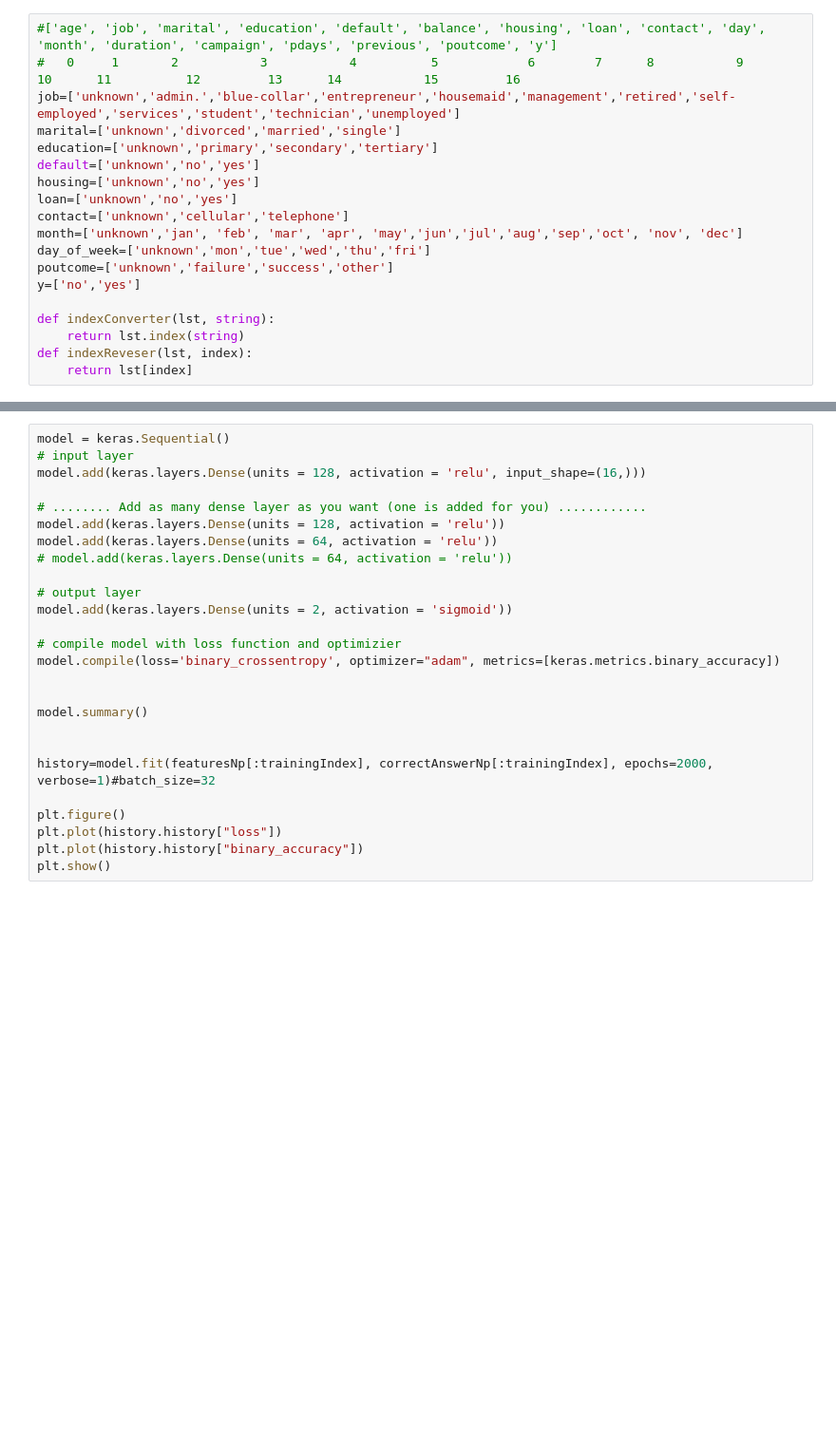
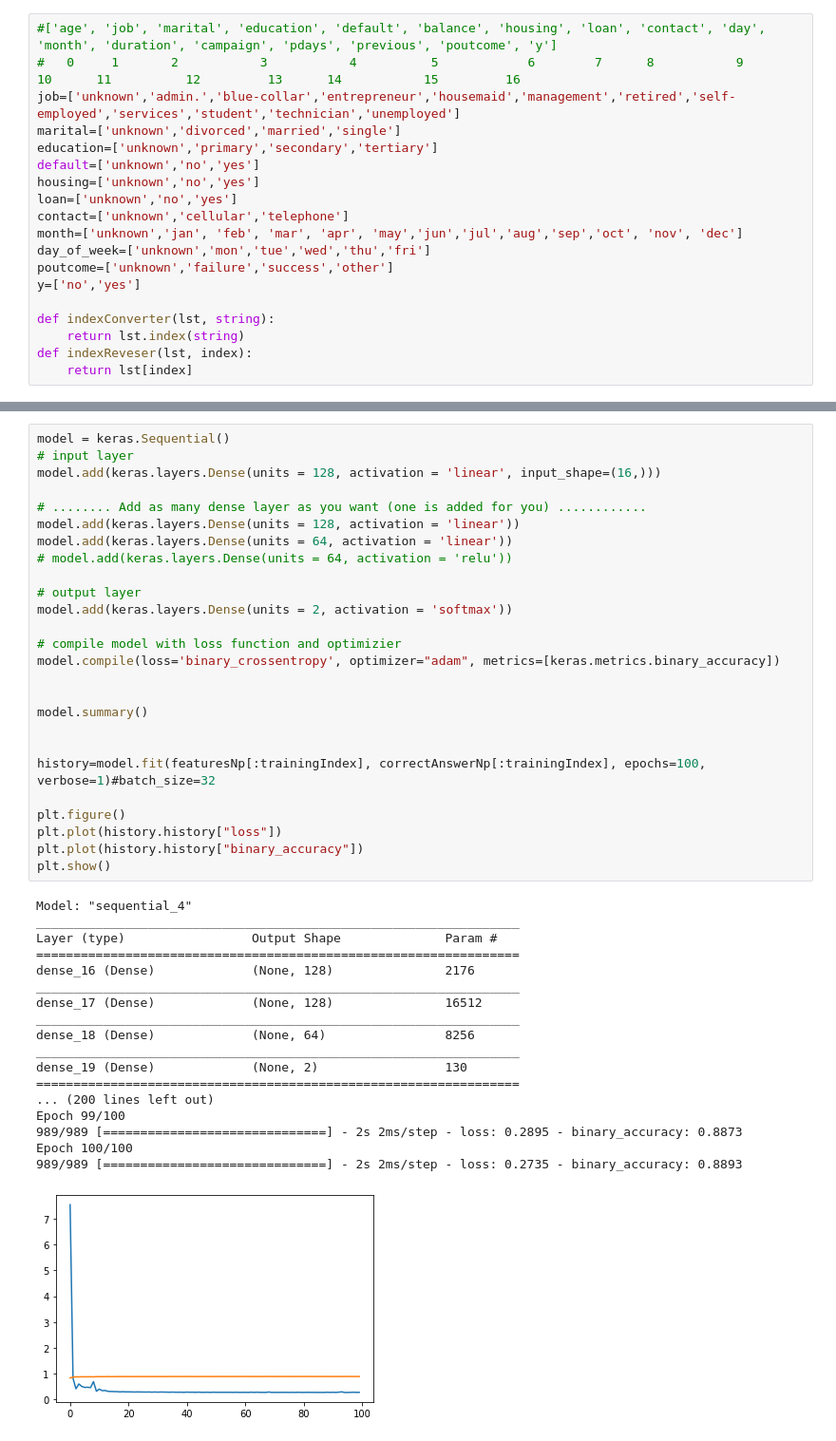
Before and after one commit to 100676964/machine-learning-assignment-4-ANN, a Jupyter notebook: bankClassifier.ipynb, the cells around one changed output, grey strips where cells are left out. Shown at 95% size. Cells and saved outputs as stored; diff of their text form; blank space fills up the shorter version.

```diff
--- a/bankClassifier.ipynb
+++ b/bankClassifier.ipynb
@@ -101,29 +104,48 @@ featuresNp[0]
 # %%
 model = keras.Sequential()
 # input layer
-model.add(keras.layers.Dense(units = 128, activation = 'relu', input_shape=(16,)))
+model.add(keras.layers.Dense(units = 128, activation = 'linear', input_shape=(16,)))
 
 # ........ Add as many dense layer as you want (one is added for you) ............
-model.add(keras.layers.Dense(units = 128, activation = 'relu'))
-model.add(keras.layers.Dense(units = 64, activation = 'relu'))
+model.add(keras.layers.Dense(units = 128, activation = 'linear'))
+model.add(keras.layers.Dense(units = 64, activation = 'linear'))
 # model.add(keras.layers.Dense(units = 64, activation = 'relu'))
 
 # output layer
-model.add(keras.layers.Dense(units = 2, activation = 'sigmoid'))
+model.add(keras.layers.Dense(units = 2, activation = 'softmax'))
 
 # compile model with loss function and optimizier
 model.compile(loss='binary_crossentropy', optimizer="adam", metrics=[keras.metrics.binary_accuracy])
 
 
 model.summary()
 
 
-history=model.fit(featuresNp[:trainingIndex], correctAnswerNp[:trainingIndex], epochs=2000, verbose=1)#batch_size=32
+history=model.fit(featuresNp[:trainingIndex], correctAnswerNp[:trainingIndex], epochs=100, verbose=1)#batch_size=32
 
 plt.figure()
 plt.plot(history.history["loss"])
 plt.plot(history.history["binary_accuracy"])
 plt.show()
+# %% [output]
+Model: "sequential_4"
+_________________________________________________________________
+Layer (type)                 Output Shape              Param #
+=================================================================
+dense_16 (Dense)             (None, 128)               2176
+_________________________________________________________________
+dense_17 (Dense)             (None, 128)               16512
+_________________________________________________________________
+dense_18 (Dense)             (None, 64)                8256
+_________________________________________________________________
+dense_19 (Dense)             (None, 2)                 130
+=================================================================
+... (200 lines left out)
+Epoch 99/100
+989/989 [==============================] - 2s 2ms/step - loss: 0.2895 - binary_accuracy: 0.8873
+Epoch 100/100
+989/989 [==============================] - 2s 2ms/step - loss: 0.2735 - binary_accuracy: 0.8893
+[figure, added]
 # %%
 pred=model.predict(featuresNp[trainingIndex:])
 
```
Also changed, not shown: parts of 3 cells of this notebook, 2 other files.
